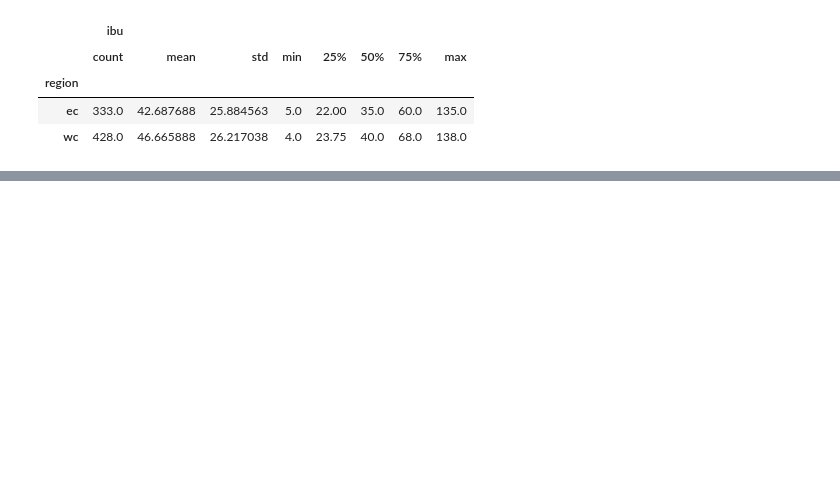
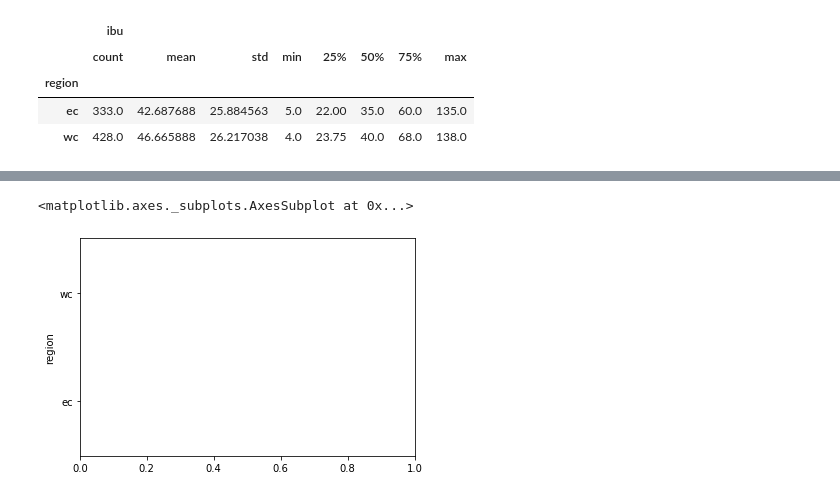
Before and after one commit to josephimathias/Beer-Hypothesis-Testing, a Jupyter notebook: Coastal IBUs.ipynb, the cells around one changed output, grey strips where cells are left out. Cells and saved outputs as stored; diff of their text form; code cells hidden in the pictures; blank space fills up the shorter version.

```diff
--- a/Coastal IBUs.ipynb
+++ b/Coastal IBUs.ipynb
@@ -19,0 +65,5 @@ groupby_coast.describe()
+# %%
+sns.boxplot(beer_df_by_coast['ibu'].std(), beer_df_by_coast['region'])
+# %% [output]
+<matplotlib.axes._subplots.AxesSubplot at 0x...>
+[figure, added]
```
Also changed, not shown: parts of 15 cells of this notebook.
